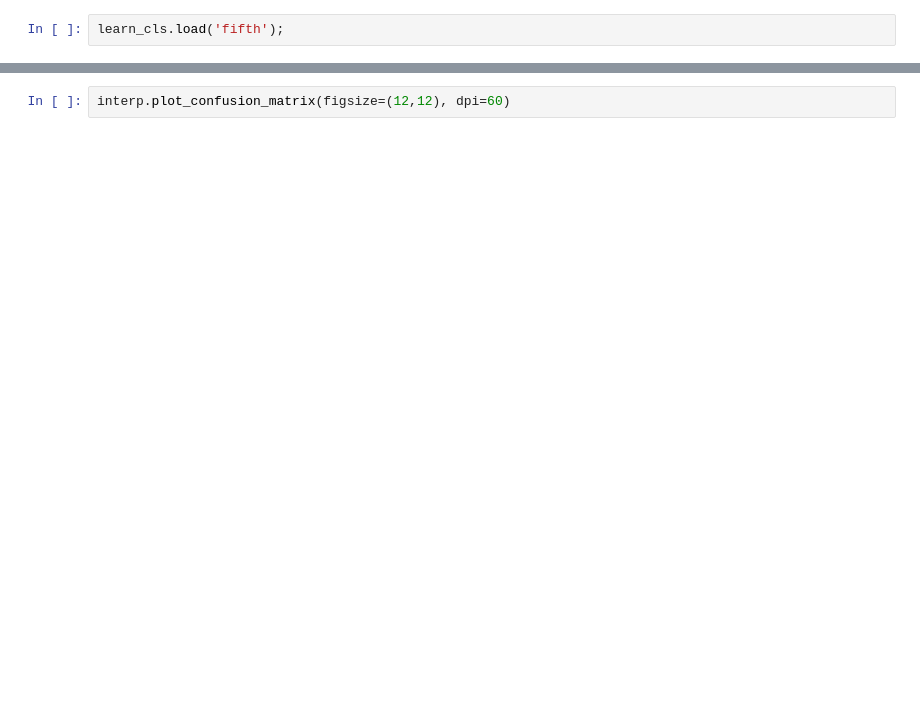
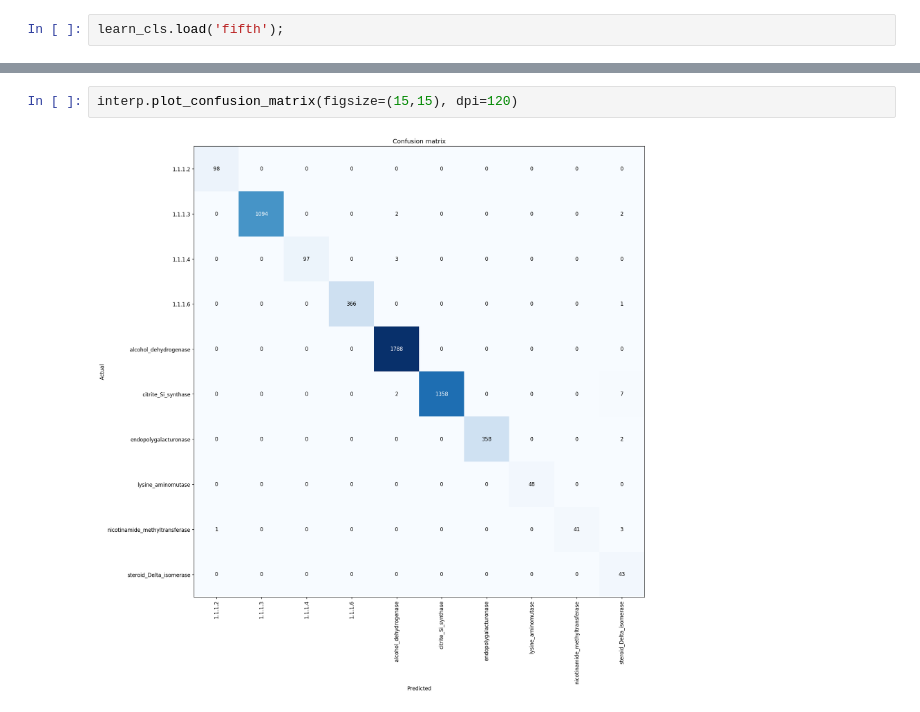
Before and after one commit to panaali/DNA-classfication, a Jupyter notebook: play.ipynb, the cells around one changed output, grey strips where cells are left out. Drawn from its saved outputs; the diff is of its cells as text; blank space fills up the shorter version.

```diff
--- a/play.ipynb
+++ b/play.ipynb
@@ -85,4 +89,6 @@ interp.plot_top_losses(9, figsize=(15,11))
 # %%
-interp.plot_confusion_matrix(figsize=(12,12), dpi=60)
+interp.plot_confusion_matrix(figsize=(15,15), dpi=120)
+# %% [output]
+[figure, added]
 # %%
 interp.most_confused(min_val=2)
```
Also changed, not shown: parts of 8 cells of this notebook, 2 other files.
